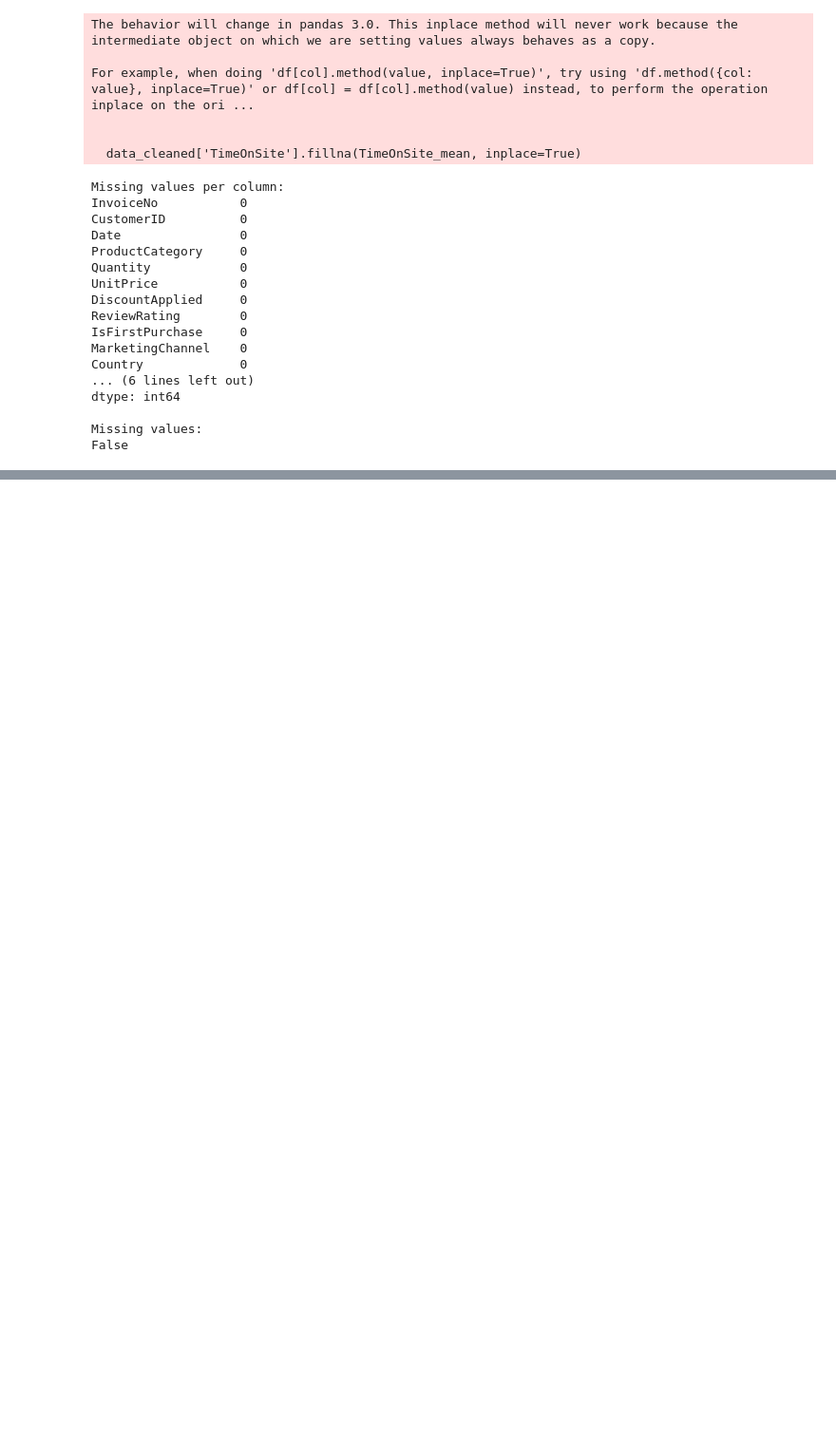
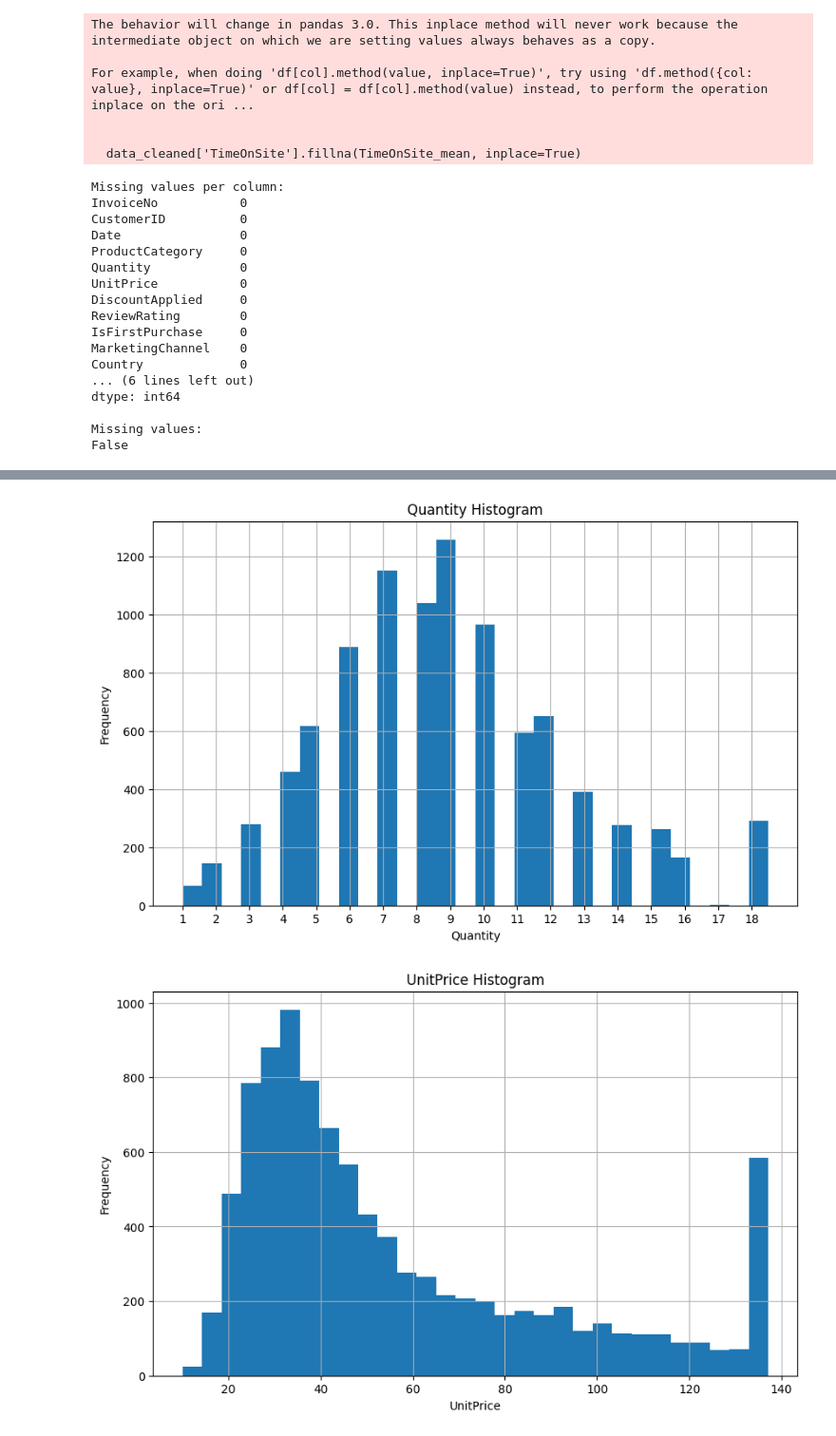
Before and after one commit to Eba-Fekadu/Stat_Capstone, a Jupyter notebook: questionFile.ipynb, the cells around one changed output, grey strips where cells are left out. Shown at 95% size. Cells and saved outputs as stored; diff of their text form; code cells hidden in the pictures; blank space fills up the shorter version.

Commit message:
address ouliers, descriptive stats and visualization based on Leul's Branch

```diff
--- a/questionFile.ipynb
+++ b/questionFile.ipynb
@@ -307,12 +309,17 @@ Missing values:
 False
 # %%
 #detecting outliers using interquartile range (IQR) method
-Q1 = data_cleaned[['TimeOnSite', 'ShippingCost', 'Quantity', 'UnitPrice']].quantile(0.25)
-Q3 = data_cleaned[['TimeOnSite', 'ShippingCost', 'Quantity', 'UnitPrice']].quantile(0.75)
+# For numeric columns
+numeric_cols = [
+    'Quantity', 'UnitPrice', 'DiscountApplied', 'ReviewRating', 'TimeOnSite',
+    'ShippingCost', 'ItemsInCart', 'PreviousSpending', 'BrowsingSessions', 'TotalAmount'
+]
+Q1 = data_cleaned[numeric_cols].quantile(0.25)
+Q3 = data_cleaned[numeric_cols].quantile(0.75)
 IQR = Q3 - Q1
 print("\nIQR values:")
 print(IQR)
-outliers = ((data_cleaned[['TimeOnSite', 'ShippingCost', 'Quantity', 'UnitPrice']] < (Q1 - 1.5 * IQR)) | (data_cleaned[['TimeOnSite', 'ShippingCost', 'Quantity', 'UnitPrice']] > (Q3 + 1.5 * IQR)))
+outliers = ((data_cleaned[numeric_cols] < (Q1 - 1.5 * IQR)) | (data_cleaned[numeric_cols] > (Q3 + 1.5 * IQR)))
 print("\nOutliers detected:")
 print(outliers.sum())
 # %% [output]
@@ -331 +342,17 @@ UnitPrice       525
 dtype: int64
+# %%
+#addressing the outliers by capping them to the 1.5*IQR range
+lower_bound = Q1 - 1.5 * IQR
+upper_bound = Q3 + 1.5 * IQR
+
+for col in numeric_cols:
+    data_cleaned[col] = np.where(
+        data_cleaned[col] < lower_bound[col], lower_bound[col],
+        np.where(data_cleaned[col] > upper_bound[col], upper_bound[col], data_cleaned[col])
+    )
+
+print("\nOutliers have been capped at 1.5*IQR boundaries for all relevant numeric columns.")
+#checking if outliers still exist
+outliers_after_capping = ((data_cleaned[numeric_cols] < (Q1 - 1.5 * IQR)) | (data_cleaned[numeric_cols] > (Q3 + 1.5 * IQR)))
+print("\nOutliers detected after capping:")
+print(outliers_after_capping.sum())
@@ -331,0 +402,20 @@ dtype: int64
+# %%
+#Histogram for the columns
+
+for col in numeric_cols:
+    plt.figure(figsize=(10, 6))
+    data_cleaned[col].hist(bins=30)
+    plt.title(f'{col} Histogram')
+    plt.xlabel(col)
+    plt.ylabel('Frequency')
+
+    # Set x-axis ticks to integers for specific columns
+    if col in ['Quantity', 'ReviewRating', 'ItemsInCart']:
+        min_val = int(data_cleaned[col].min())
+        max_val = int(data_cleaned[col].max())
+        plt.xticks(range(min_val, max_val + 1))
+
+    plt.show()
+# %% [output]
+[figure, added]
+[figure, added]
```
Also changed, not shown: parts of 9 cells of this notebook.
